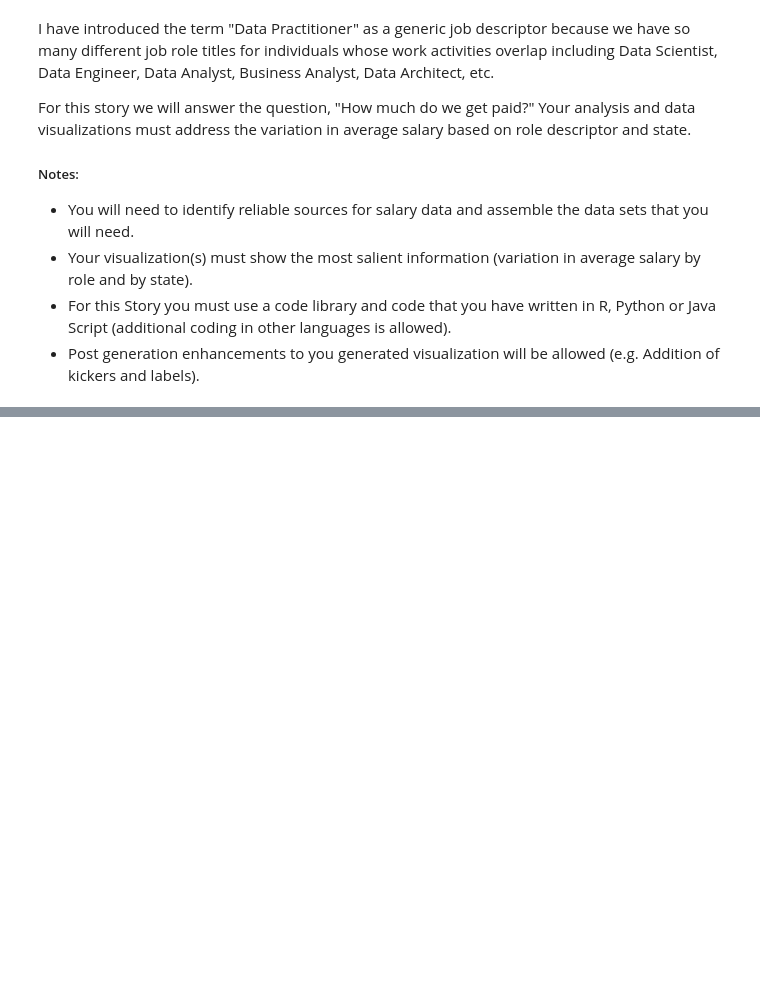
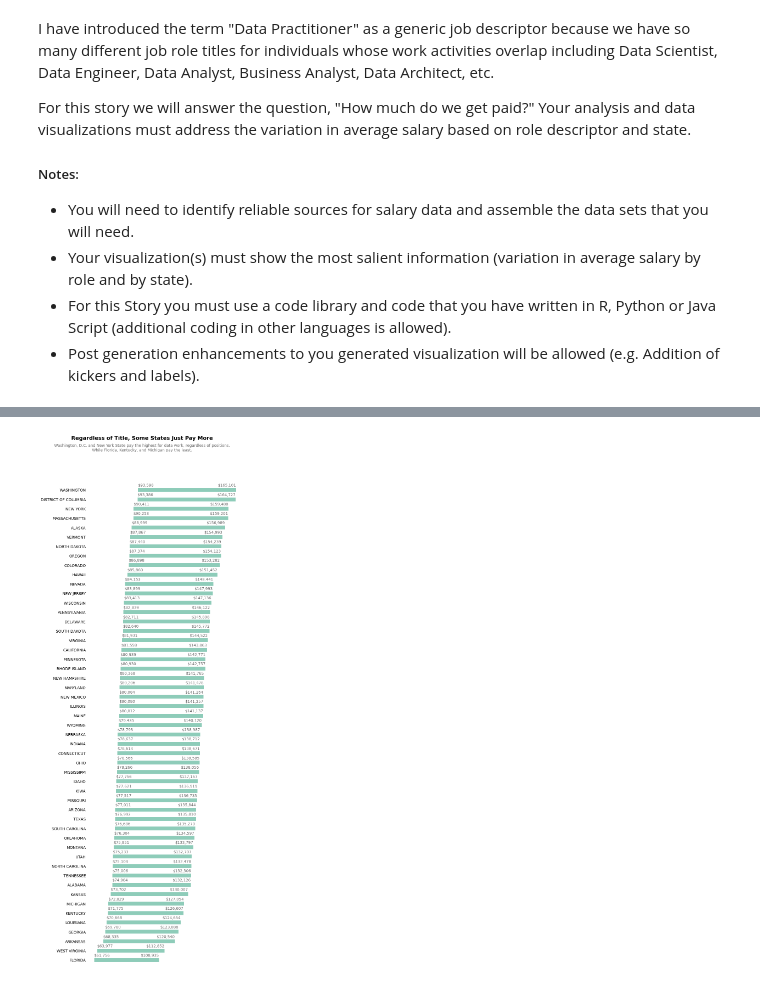
Before and after one commit to jhnboyy/CUNY_SPS_WORK, a Jupyter notebook: FALL2025/DATA608/Story4/Story4.ipynb, the cells around one changed output, grey strips where cells are left out. Cells and saved outputs as stored; diff of their text form; code cells hidden in the pictures; blank space fills up the shorter version.

```diff
--- a/FALL2025/DATA608/Story4/Story4.ipynb
+++ b/FALL2025/DATA608/Story4/Story4.ipynb
@@ -25,0 +148,39 @@ import request
+# %%
+## Viz2 - By State regardless of position
+state_based_df_list = []
+
+for i, r in all_data.iterrows():
+    state = r['state']
+    min_sal = min([r["data_analyst_salary"],r["data_scientist_salary"],r["data_engineer_salary"],r["lead_data_architect_salary"]])
+    max_sal = max([r["data_analyst_salary"],r["data_scientist_salary"],r["data_engineer_salary"],r["lead_data_architect_salary"]])
+    temp_df = pd.DataFrame([{
+        "state":state,
+        "min_salary":min_sal,
+        "max_salary":max_sal
+    }])
+    state_based_df_list.append(temp_df)
+viz_2 = pd.concat(state_based_df_list)
+# %%
+ax = vl.make_span_chart(
+    viz_2,
+    category="state",
+    x_min="min_salary",
+    x_max="max_salary",
+    title="Regardless of Title, Some States Just Pay More",
+    subtitle=("Washington, D.C. and New York State pay the highest for data work, "
+              "regardless of positions.\nWhile Florida, Kentucky, and Michigan pay the least."),
+    color="#43AA8B",
+    x_axis_show=False, y_ticks_show=False, grid=False,
+    figsize=(8, 21),
+    annotated_labels_placement_pad=0.28,
+    use_suptitle=True,
+    subtitle_on_axes=False,
+    title_y=0.986,
+    subtitle_y=0.972,
+    top_adjust=0.965,
+    tight_rect=(0.02, 0.02, 0.98, 0.964)
+)
+ax.margins(y=0.06)
+plt.show()
+# %% [output]
+[figure, added]
```
Also changed, not shown: parts of 16 cells of this notebook, 9 other files.
